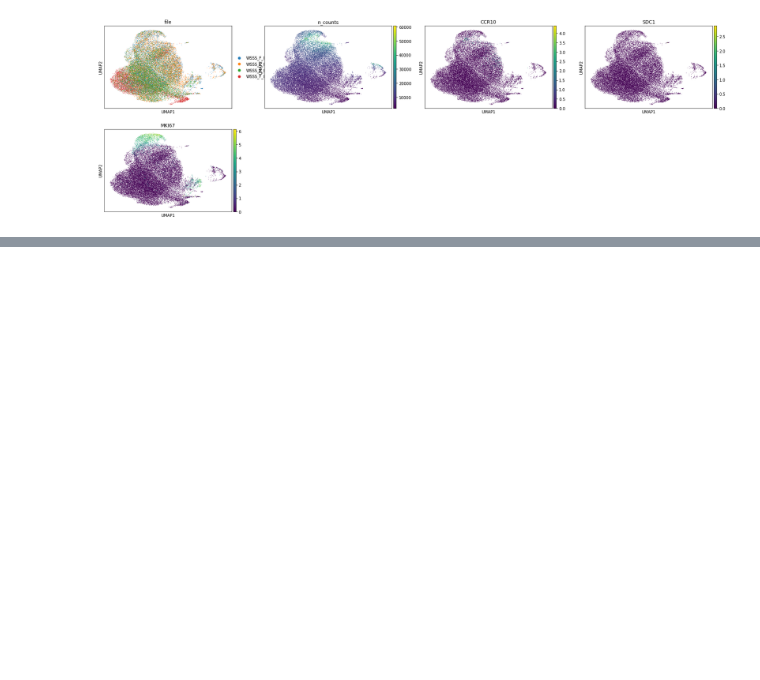
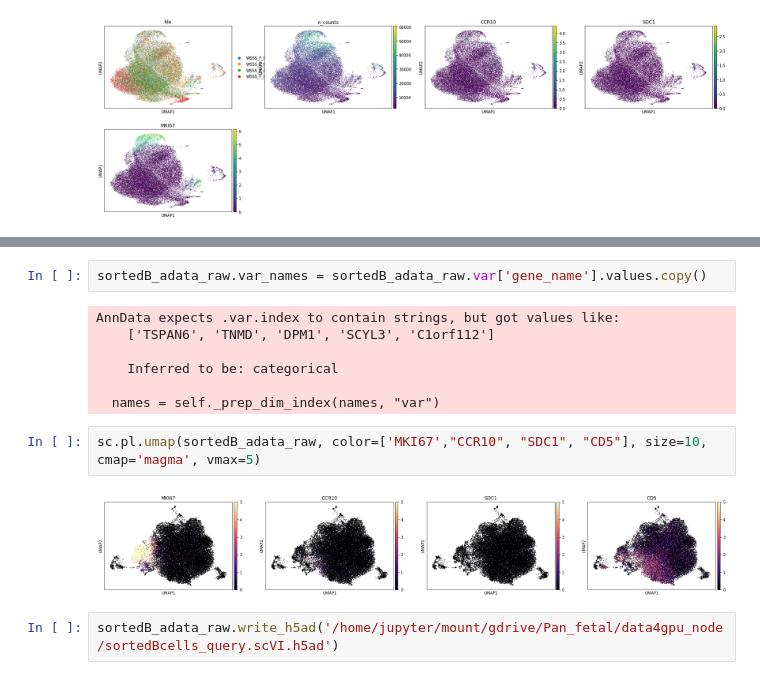
Before and after one commit to Teichlab/Pan_fetal_immune, a Jupyter notebook: src/08_B1/B1_sortedBcell_mapping.ipynb, the cells around one changed output, grey strips where cells are left out. Drawn from its saved outputs; the diff is of its cells as text; blank space fills up the shorter version.

```diff
--- a/src/08_B1/B1_sortedBcell_mapping.ipynb
+++ b/src/08_B1/B1_sortedBcell_mapping.ipynb
@@ -136,0 +236,15 @@ sc.pl.umap(sortedB_adata, color=['file', 'n_counts', "CCR10", "SDC1", "MKI67"])
+# %%
+sortedB_adata_raw.var_names = sortedB_adata_raw.var['gene_name'].values.copy()
+# %% [output]
+AnnData expects .var.index to contain strings, but got values like:
+    ['TSPAN6', 'TNMD', 'DPM1', 'SCYL3', 'C1orf112']
+
+    Inferred to be: categorical
+
+  names = self._prep_dim_index(names, "var")
+# %%
+sc.pl.umap(sortedB_adata_raw, color=['MKI67',"CCR10", "SDC1", "CD5"], size=10, cmap='magma', vmax=5)
+# %% [output]
+[figure, added]
+# %%
+sortedB_adata_raw.write_h5ad('/home/jupyter/mount/gdrive/Pan_fetal/data4gpu_node/sortedBcells_query.scVI.h5ad')
```
Also changed, not shown: parts of 13 cells of this notebook, 2 other files.
